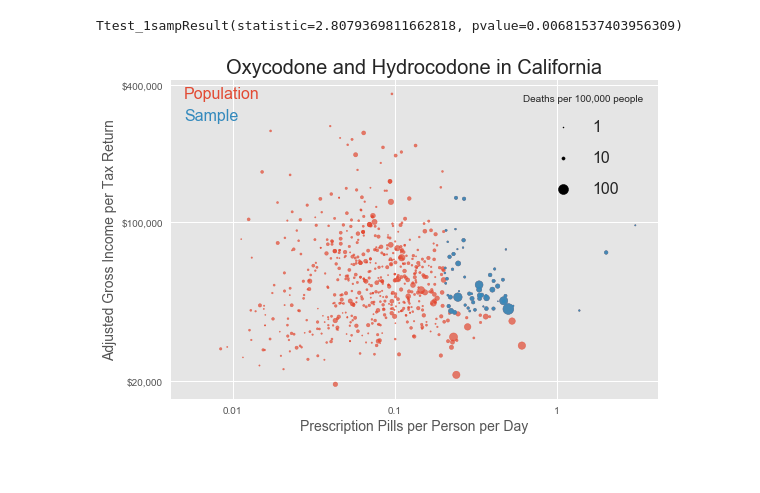
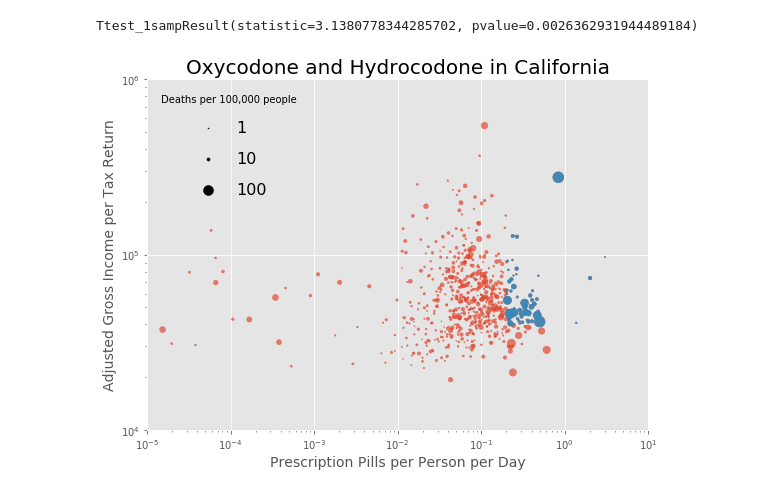
Before and after one commit to davidjaimes/pain-pills-in-the-usa, a Jupyter notebook: David/analysis/analysis.ipynb, the cells around one changed output. Drawn from its saved outputs; the diff is of its cells as text; code cells hidden in the pictures.

Commit message:
properly remove NA and zero values rows from gathered data

```diff
--- a/David/analysis/analysis.ipynb
+++ b/David/analysis/analysis.ipynb
@@ -4,48 +4,62 @@ import numpy as np
 import matplotlib.pyplot as plt
 from scipy import stats
 %matplotlib inline
+# %%
+merged = pd.read_csv('data/merged.csv')
+population = pd.DataFrame({
+    'ZipCode': merged['Zip Code'],
+    'City': merged['City'],
+    'Pills per Person per Day': merged['Pills'] / merged['Population'] / 365,
+    'AGI per Return': merged['AGI thousands'] * 1e3 / merged['Tax Returns'],
+    'Death Rate': merged['Death Rate']
+})
 # %%
-population = pd.read_csv('population.csv')
 sample = population[population['Pills per Person per Day'] > 0.2]
 sample = sample[sample['AGI per Return'] > 4e4]
 # %%
 stats.ttest_1samp(sample['Death Rate'], population['Death Rate'].mean())
 # %% [output]
-Ttest_1sampResult(statistic=2.8079369811662818, pvalue=0.00681537403956309)
+Ttest_1sampResult(statistic=3.1380778344285702, pvalue=0.0026362931944489184)
 # %%
 p = population
 s = sample
 
+plt.figure(figsize=(8, 6))
 plt.style.use('ggplot')
 plt.scatter(
     p['Pills per Person per Day'],
     p['AGI per Return'],
     s = p['Death Rate'],
     alpha=0.7
 )
 plt.scatter(
     s['Pills per Person per Day'],
     s['AGI per Return'],
     s = s['Death Rate'],
     alpha=0.9
 )
+
+
 for area in [1, 10, 100]:
     plt.scatter([], [], c='k', s=area, label=str(area))
+plt.legend(scatterpoints=1, frameon=False, labelspacing=1, title='Deaths per 100,000 people', fontsize=16)
+
+#plt.xticks([0.001, 0.01, 0.1, 1], ['0.001', '0.01', '0.1', '1'])
+#plt.yticks([2e4, 1e5, 4e5], ['$20,000', '$100,000', '$400,000'])
+
+#plt.text(4, 2e4, '$p = 0.007$', horizontalalignment='right', size=24)
+#plt.text(0.005, 3.5e5, 'Population', horizontalalignment='left', size=16, c='C0')
+#plt.text(0.005, 2.8e5, 'Sample', horizontalalignment='left', size=16, c='C1')
+
 plt.xscale('log')
 plt.yscale('log')
-plt.legend(scatterpoints=1, frameon=False, labelspacing=1, title='Deaths per 100,000 people', fontsize=16)
-
-plt.xticks([0.01, 0.1, 1], ['0.01', '0.1', '1'])
-plt.yticks([2e4, 1e5, 4e5], ['$20,000', '$100,000', '$400,000'])
-
-#plt.text(4, 2e4, '$p = 0.007$', horizontalalignment='right', size=24)
-plt.text(0.005, 3.5e5, 'Population', horizontalalignment='left', size=16, c='C0')
-plt.text(0.005, 2.8e5, 'Sample', horizontalalignment='left', size=16, c='C1')
+plt.xlim(1e-5, 1e1)
+plt.ylim(1e4, 1e6)
 
 plt.title('Oxycodone and Hydrocodone in California', size=20)
 plt.xlabel('Prescription Pills per Person per Day', size=14)
 plt.ylabel('Adjusted Gross Income per Tax Return', size=14)
 plt.tight_layout()
-plt.savefig('scatter-log-scale.png', dpi=300)
+plt.savefig('images/scatter-log-scale.png', dpi=300)
 # %% [output]
-[figure, old version]
+[figure, new version]
```
Also changed, not shown: 7 other files.
